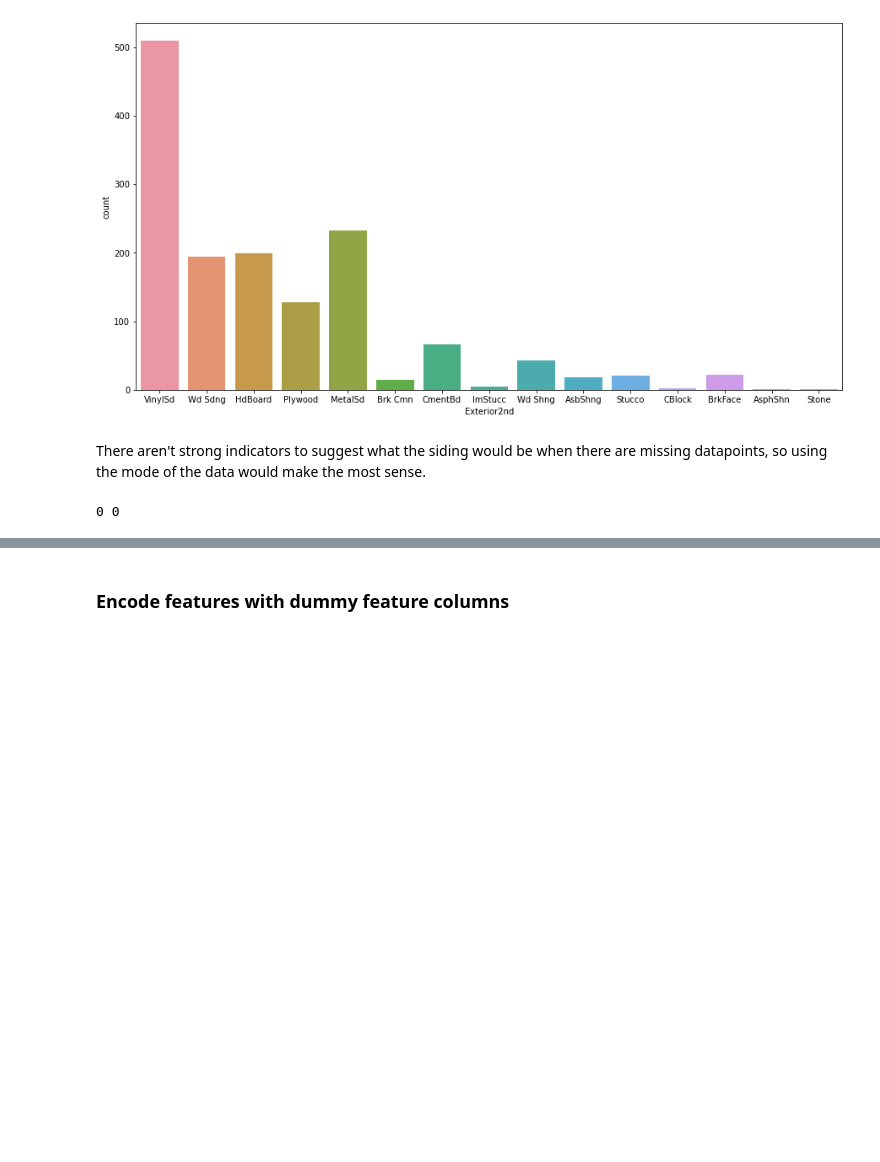
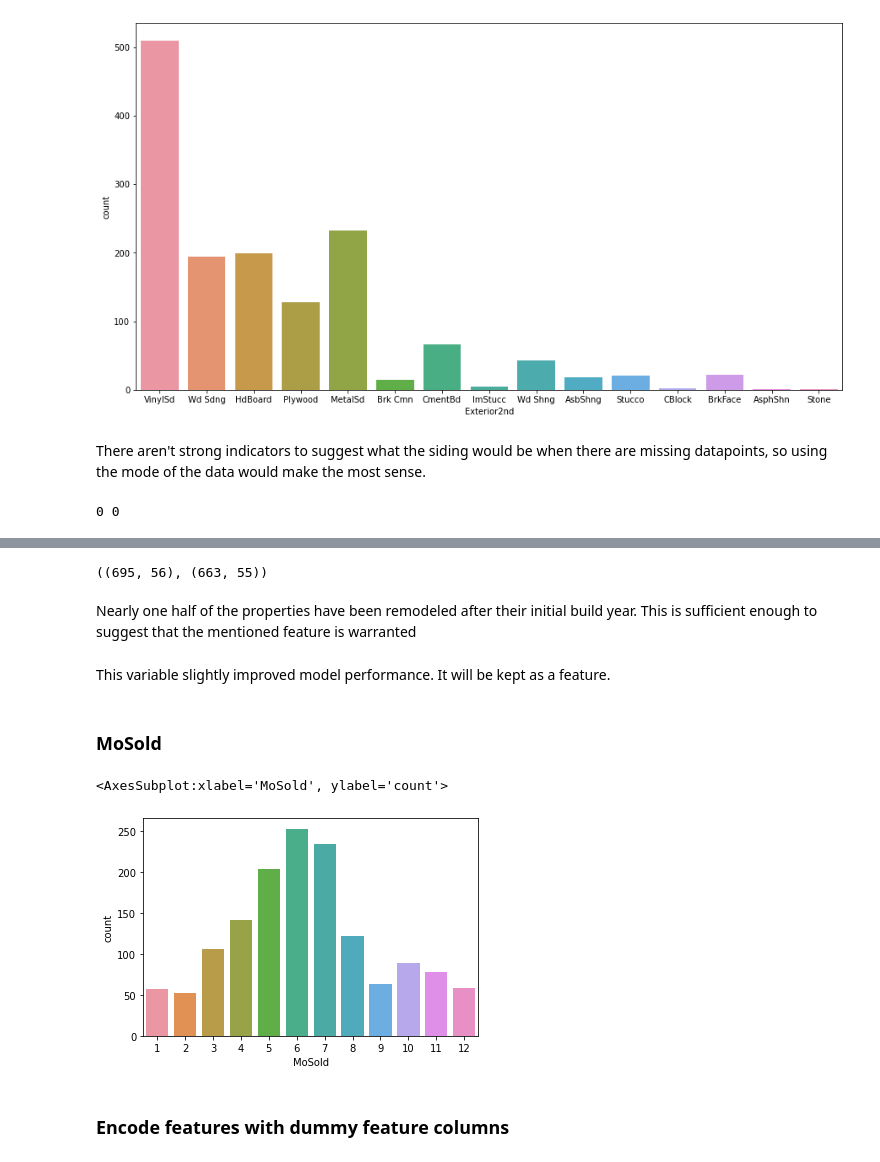
Before and after one commit to jwald3/Kaggle-Competitions, a Jupyter notebook: Kaggle House Prices.ipynb, the cells around one changed output, grey strips where cells are left out. Cells and saved outputs as stored; diff of their text form; code cells hidden in the pictures; blank space fills up the shorter version.

```diff
--- a/Kaggle House Prices.ipynb
+++ b/Kaggle House Prices.ipynb
@@ -959,0 +961,7 @@ print(train_df.isna().sum().sum(), test_df.isna().sum().sum())
+# %%
+# see what portion of properties have remodels
+train_df[train_df['YearBuilt'] != train_df['YearRemodAdd']].shape, test_df[test_df['YearBuilt'] != test_df['YearRemodAdd']].shape
+# %% [output]
+((695, 56), (663, 55))
+# %% [markdown]
+Nearly one half of the properties have been remodeled after their initial build year. This is sufficient enough to suggest that the mentioned feature is warranted
@@ -959,0 +971,9 @@ print(train_df.isna().sum().sum(), test_df.isna().sum().sum())
+# %% [markdown]
+This variable slightly improved model performance. It will be kept as a feature.
+# %% [markdown]
+### MoSold
+# %%
+sns.countplot(x='MoSold', data=train_df)
+# %% [output]
+<AxesSubplot:xlabel='MoSold', ylabel='count'>
+[figure, added]
```
Also changed, not shown: parts of 13 cells of this notebook.
